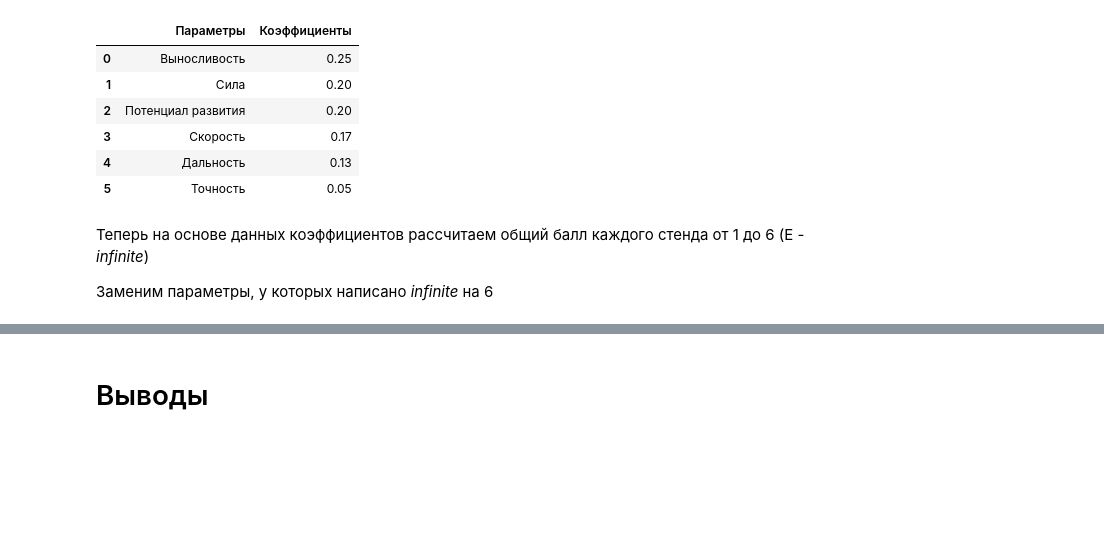
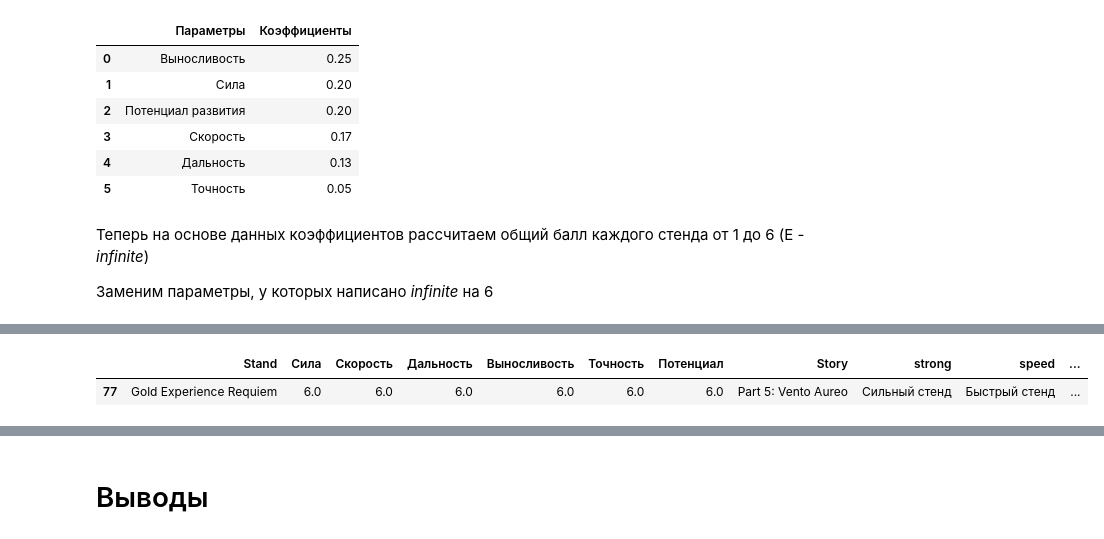
Before and after one commit to BogdanG888G/JOJO_stands, a Jupyter notebook: JOJO_stands.ipynb, the cells around one changed output, grey strips where cells are left out. Cells and saved outputs as stored; diff of their text form; code cells hidden in the pictures; blank space fills up the shorter version.

```diff
--- a/JOJO_stands.ipynb
+++ b/JOJO_stands.ipynb
@@ -1346,0 +1396,30 @@ display(begin_dataset.sort_values('Общий балл стенда', ascending=
+# %%
+GER_stats = begin_dataset[
+    begin_dataset['Stand'].str.startswith('Gold Experience Requiem')
+]
+display(GER_stats)
+
+GER_list = GER_stats[stats_columns].values.tolist()[0]
+
+
+
+GER_radar_chart = px.line_polar(r = GER_list,
+                                theta = ['Сила', 'Скорость', 'Дальность', 'Выносливость', 'Точность', 'Потенциал'],
+                                line_close=True,
+                                color_discrete_sequence=['#f0d70f'],
+                                width = 500,
+                                markers=True,
+                                )
+
+GER_radar_chart.update_layout(title = {'text': 'Характеристики стенда Gold Experience Requiem', 'x':  0.5, 'font_color': 'white'},
+                              paper_bgcolor = '#735404',
+                              polar = {'bgcolor': '#a16605',
+                                       'angularaxis': {'color': 'white'},
+                                       'radialaxis': {'color': 'white'}},
+                              )
+
+GER_radar_chart.update_traces(fill='toself')
+GER_radar_chart.show()
+# %% [output]
+|  | Stand | Сила | Скорость | Дальность | Выносливость | Точность | Потенциал | Story | strong | speed | ... |
+| 77 | Gold Experience Requiem | 6.0 | 6.0 | 6.0 | 6.0 | 6.0 | 6.0 | Part 5: Vento Aureo | Сильный стенд | Быстрый стенд | ... |
```
Also changed, not shown: parts of 33 cells of this notebook, 1 other file.
